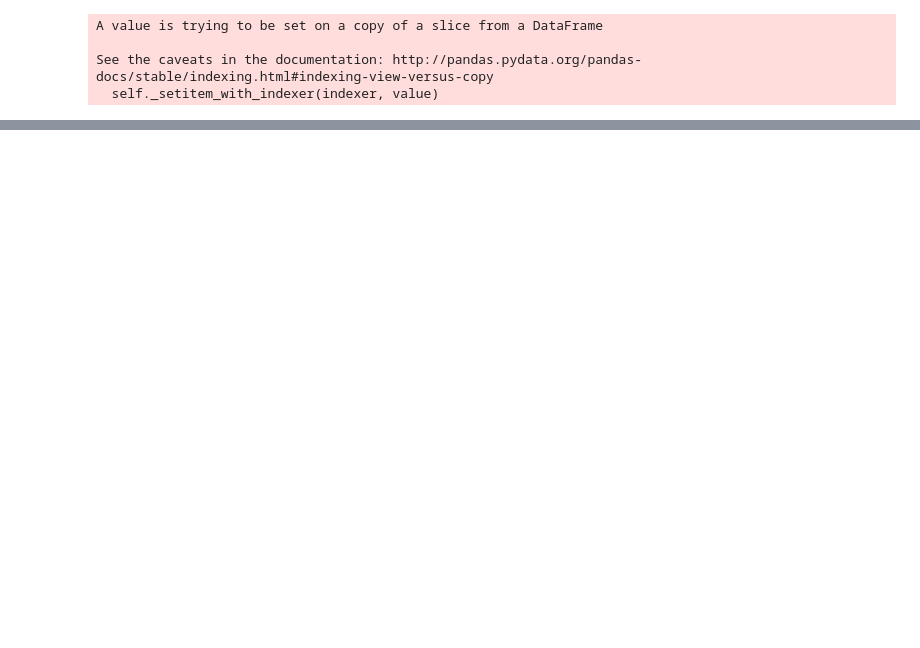
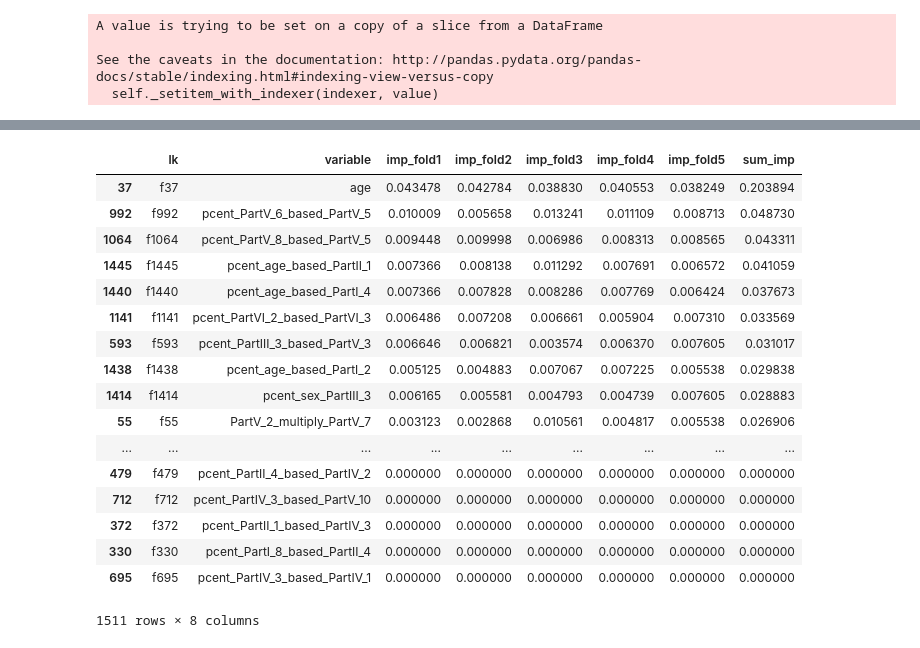
Before and after one commit to moneyml/DiabetesRisk, a Jupyter notebook: Code/Experiment/simple_model_classifer.ipynb, the cells around one changed output, grey strips where cells are left out. Cells and saved outputs as stored; diff of their text form; code cells hidden in the pictures; blank space fills up the shorter version.

```diff
--- a/Code/Experiment/simple_model_classifer.ipynb
+++ b/Code/Experiment/simple_model_classifer.ipynb
@@ -149,3 +166,3 @@ tmpPredictor = imp.sort_values('sum_imp',ascending=False)['variable'].values.tol
 # %%
-test_result,result,imp = mm.xgb_kfold(dfTrain,dfPred,tmpPredictor,n_splits,early_stop = early_stop,params=params)
+test_result,result,imp_selected = mm.xgb_kfold(dfTrain,dfPred,tmpPredictor,n_splits,early_stop = early_stop,params=params)
 # %% [output]
@@ -182,3 +199,24 @@ plot
+# %%
+imp.sort_values('sum_imp',ascending=False)
+# %% [output]
+|  | lk | variable | imp_fold1 | imp_fold2 | imp_fold3 | imp_fold4 | imp_fold5 | sum_imp |
+| 37 | f37 | age | 0.043478 | 0.042784 | 0.038830 | 0.040553 | 0.038249 | 0.203894 |
+| 992 | f992 | pcent_PartV_6_based_PartV_5 | 0.010009 | 0.005658 | 0.013241 | 0.011109 | 0.008713 | 0.048730 |
+| 1064 | f1064 | pcent_PartV_8_based_PartV_5 | 0.009448 | 0.009998 | 0.006986 | 0.008313 | 0.008565 | 0.043311 |
+| 1445 | f1445 | pcent_age_based_PartII_1 | 0.007366 | 0.008138 | 0.011292 | 0.007691 | 0.006572 | 0.041059 |
+| 1440 | f1440 | pcent_age_based_PartI_4 | 0.007366 | 0.007828 | 0.008286 | 0.007769 | 0.006424 | 0.037673 |
+| 1141 | f1141 | pcent_PartVI_2_based_PartVI_3 | 0.006486 | 0.007208 | 0.006661 | 0.005904 | 0.007310 | 0.033569 |
+| 593 | f593 | pcent_PartIII_3_based_PartV_3 | 0.006646 | 0.006821 | 0.003574 | 0.006370 | 0.007605 | 0.031017 |
+| 1438 | f1438 | pcent_age_based_PartI_2 | 0.005125 | 0.004883 | 0.007067 | 0.007225 | 0.005538 | 0.029838 |
+| 1414 | f1414 | pcent_sex_PartIII_3 | 0.006165 | 0.005581 | 0.004793 | 0.004739 | 0.007605 | 0.028883 |
+| 55 | f55 | PartV_2_multiply_PartV_7 | 0.003123 | 0.002868 | 0.010561 | 0.004817 | 0.005538 | 0.026906 |
+| ... | ... | ... | ... | ... | ... | ... | ... | ... |
+| 479 | f479 | pcent_PartII_4_based_PartIV_2 | 0.000000 | 0.000000 | 0.000000 | 0.000000 | 0.000000 | 0.000000 |
+| 712 | f712 | pcent_PartIV_3_based_PartV_10 | 0.000000 | 0.000000 | 0.000000 | 0.000000 | 0.000000 | 0.000000 |
+| 372 | f372 | pcent_PartII_1_based_PartIV_3 | 0.000000 | 0.000000 | 0.000000 | 0.000000 | 0.000000 | 0.000000 |
+| 330 | f330 | pcent_PartI_8_based_PartII_4 | 0.000000 | 0.000000 | 0.000000 | 0.000000 | 0.000000 | 0.000000 |
+| 695 | f695 | pcent_PartIV_3_based_PartIV_1 | 0.000000 | 0.000000 | 0.000000 | 0.000000 | 0.000000 | 0.000000 |
+1511 rows × 8 columns
 # %%
 n_splits=5
 other_note ='_sick_test'
```
Also changed, not shown: parts of 7 cells of this notebook, 23 other files.
